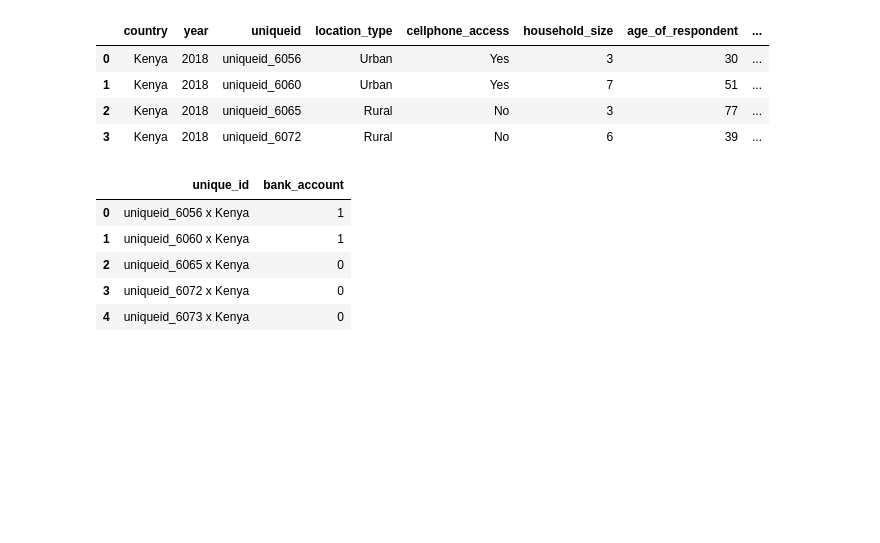
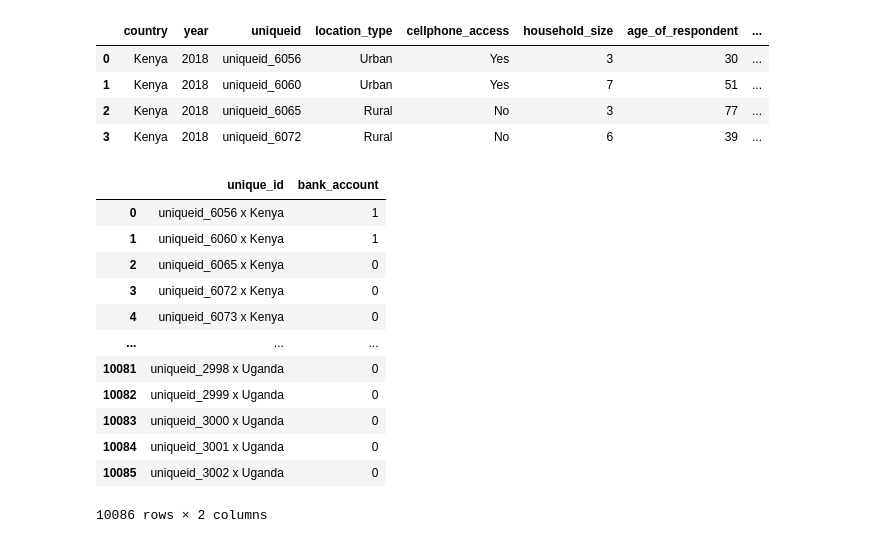
Before and after one commit to justekouassi/Inclusion-financiere-en-Afrique, a Jupyter notebook: inclusion.ipynb, the cells around one changed output. Cells and saved outputs as stored; diff of their text form; code cells hidden in the pictures; blank space fills up the shorter version.

```diff
--- a/inclusion.ipynb
+++ b/inclusion.ipynb
@@ -272,3 +277,9 @@ for model in classifiers_list:
 # %% [output]
 Taux d'erreur du GradientBoostingClassifier() : 0.10667233319167024
 Taux d'erreur du LGBMClassifier() : 0.10879728006799827
+# %%
+model_cb = CatBoostClassifier()
+model_cb.fit(X_Train, y_Train, verbose=50)
+y_model_cb = model_cb.predict(X_Val)
+metrique = 1 - accuracy_score(y_Val, y_model_cb)
+print(f"Taux d'erreur du {str(model_cb)} : {metrique}")
@@ -274,0 +304,13 @@ Taux d'erreur du LGBMClassifier() : 0.10879728006799827
+# %%
+n_skf = 5
+kf = StratifiedKFold(n_skf)
+
+params = {
+    'n_estimators': 3000,
+    'learning_rate': 0.1,
+    'objective': 'Logloss',
+    'rsm': 0.7,
+    'random_seed': SEED,
+    'early_stopping_rounds': 200,
+    'use_best_model': True,
+}
@@ -274,0 +319,7 @@ Taux d'erreur du LGBMClassifier() : 0.10879728006799827
+# %%
+model_cb_2 = CatBoostClassifier(**params)
+model_cb_2.fit(X_Train, y_Train, eval_set=[(X_Val, y_Val)], verbose=50)
+
+y_model_cb_2 = model_cb_2.predict(X_Val)
+metrique = 1 - accuracy_score(y_Val, y_model_cb_2)
+print(f"Taux d'erreur du {str(model_cb_2)} : {metrique}")
@@ -383,5 +448,5 @@ except:
 # %%
-test_set['bank_account'] = optimized_model.predict(processed_test)
+test_set['bank_account'] = model_cb_2.predict(processed_test)
 test_set.head(5)
 # %% [output]
 |  | country | year | uniqueid | location_type | cellphone_access | household_size | age_of_respondent | ... |
@@ -413,11 +478,18 @@ soumissions = pd.DataFrame(
 soumissions.to_csv(
     f'submissions/soumission_{dt.now().strftime(format="%Y-%m-%d_%Hh%M")}.csv', index=False)
 # %%
-soumissions.head(5)
+soumissions
 # %% [output]
 |  | unique_id | bank_account |
 | 0 | uniqueid_6056 x Kenya | 1 |
 | 1 | uniqueid_6060 x Kenya | 1 |
 | 2 | uniqueid_6065 x Kenya | 0 |
 | 3 | uniqueid_6072 x Kenya | 0 |
 | 4 | uniqueid_6073 x Kenya | 0 |
+| ... | ... | ... |
+| 10081 | uniqueid_2998 x Uganda | 0 |
+| 10082 | uniqueid_2999 x Uganda | 0 |
+| 10083 | uniqueid_3000 x Uganda | 0 |
+| 10084 | uniqueid_3001 x Uganda | 0 |
+| 10085 | uniqueid_3002 x Uganda | 0 |
+10086 rows × 2 columns
```
Also changed, not shown: parts of 12 cells of this notebook, 7 other files.
